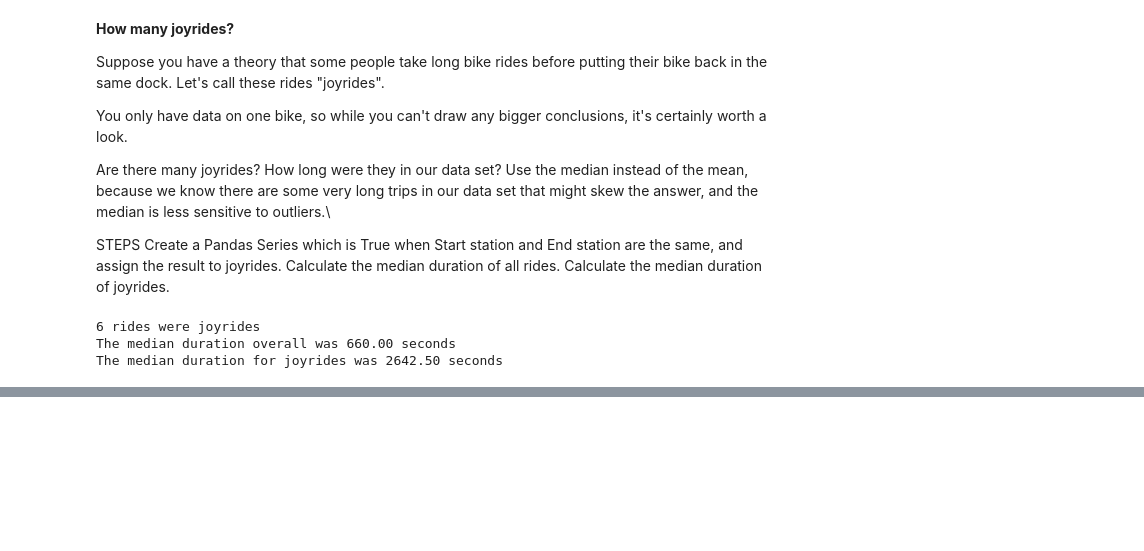
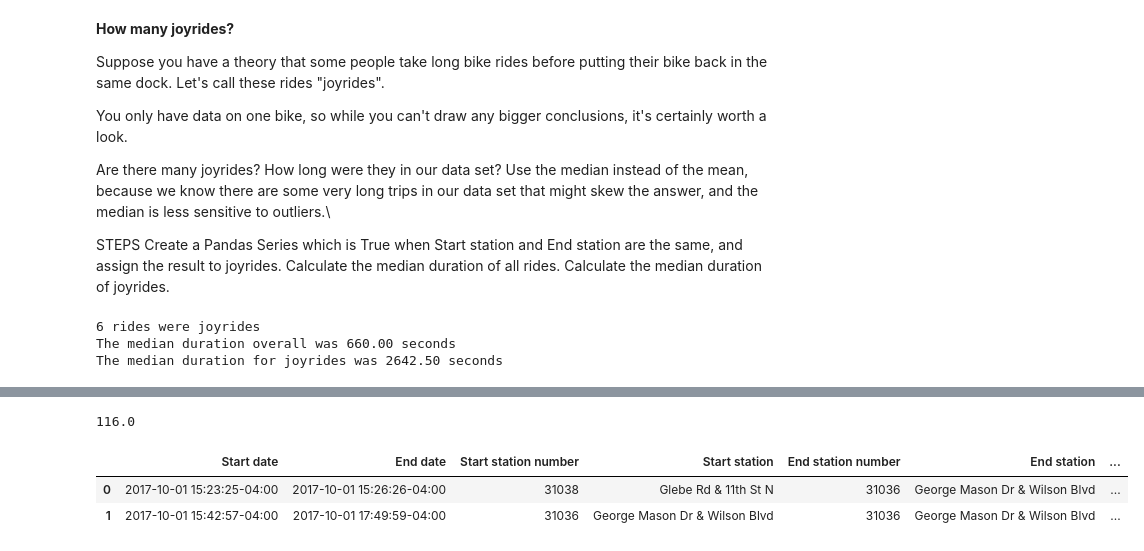
Before and after one commit to mcabas/Datacamp_Notebook, a Jupyter notebook: DataCamp.Course_051_Working with Dates and Times in Python.ipynb, the cells around one changed output, grey strips where cells are left out. Drawn from its saved outputs; the diff is of its cells as text; code cells hidden in the pictures; blank space fills up the shorter version.

```diff
--- a/DataCamp.Course_051_Working with Dates and Times in Python.ipynb
+++ b/DataCamp.Course_051_Working with Dates and Times in Python.ipynb
@@ -2289,0 +2409,23 @@ The median duration for joyrides was 2642.50 seconds
+# %%
+# Try to set a timezone...
+
+#rides['Start date'] = rides['Start date']\
+#    .dt.tz_localize('America/New_York')
+#display(
+#    rides['Start date']
+#)
+#pytz.exceptions.AmbiguousTimeError: Cannot infer dst time from '2017-11-05 01:56:50',
+# try using the 'ambiguous' argument
+
+# Handle ambiguous datetimes
+rides['Start date'] = rides['Start date']\
+    .dt.tz_localize('America/New_York', ambiguous='NaT')
+rides['End date'] = rides['End date']\
+    .dt.tz_localize('America/New_York', ambiguous='NaT')
+
+display(
+    rides['Start date']
+)
+display(
+    rides['End date']
+)
@@ -2289,0 +2457,13 @@ The median duration for joyrides was 2642.50 seconds
+# %%
+# Re-calculate duration, ignoring bad row
+rides['Duration'] = rides['End date'] - rides['Start date']
+# Find the minimum again
+rides['Duration'].dt.total_seconds().min()
+# %% [output]
+116.0
+# %%
+display(rides.head(2))
+# %% [output]
+|  | Start date | End date | Start station number | Start station | End station number | End station | ... |
+| 0 | 2017-10-01 15:23:25-04:00 | 2017-10-01 15:26:26-04:00 | 31038 | Glebe Rd & 11th St N | 31036 | George Mason Dr & Wilson Blvd | ... |
+| 1 | 2017-10-01 15:42:57-04:00 | 2017-10-01 17:49:59-04:00 | 31036 | George Mason Dr & Wilson Blvd | 31036 | George Mason Dr & Wilson Blvd | ... |
```
Also changed, not shown: parts of 30 cells of this notebook.
